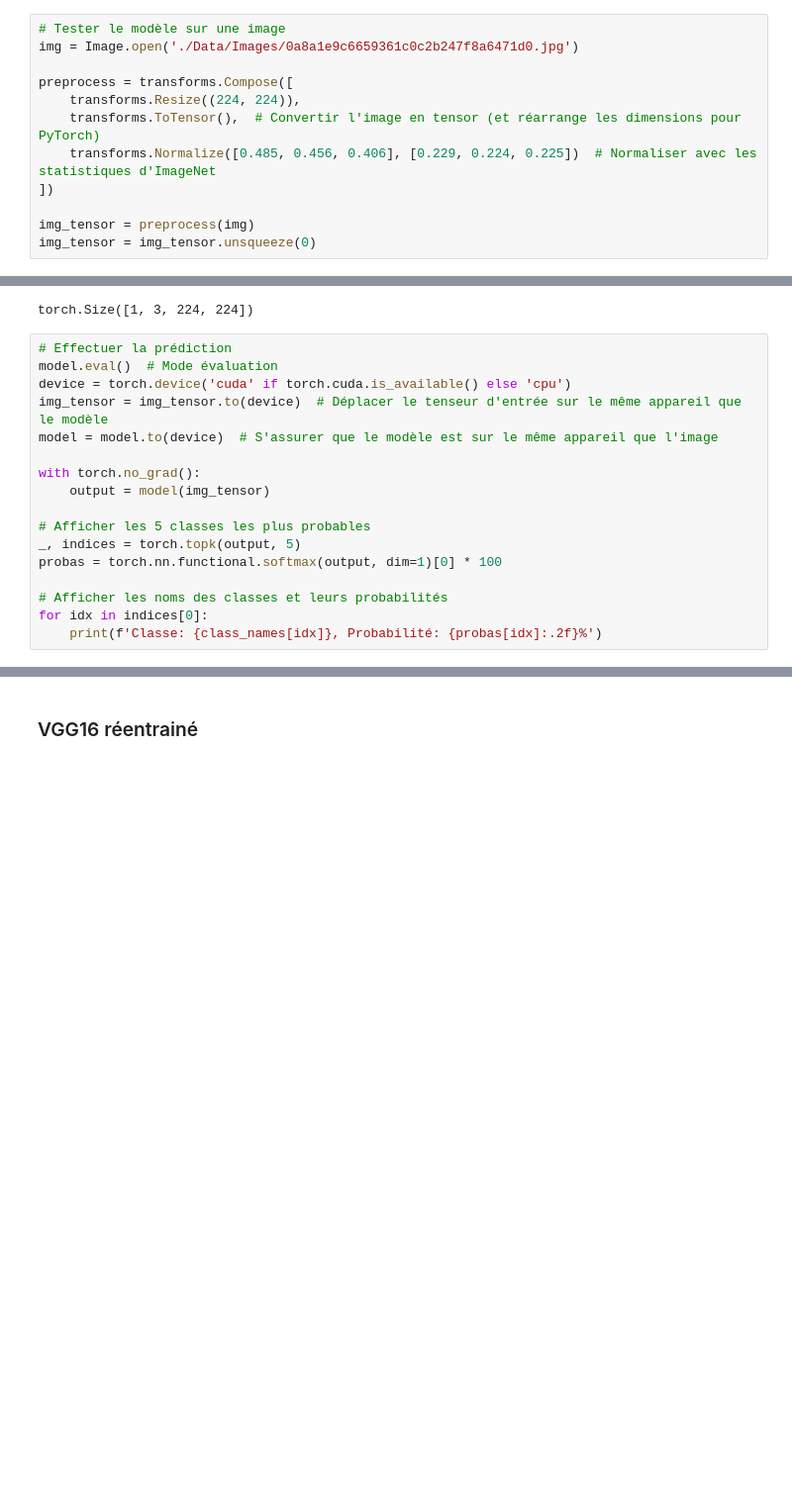
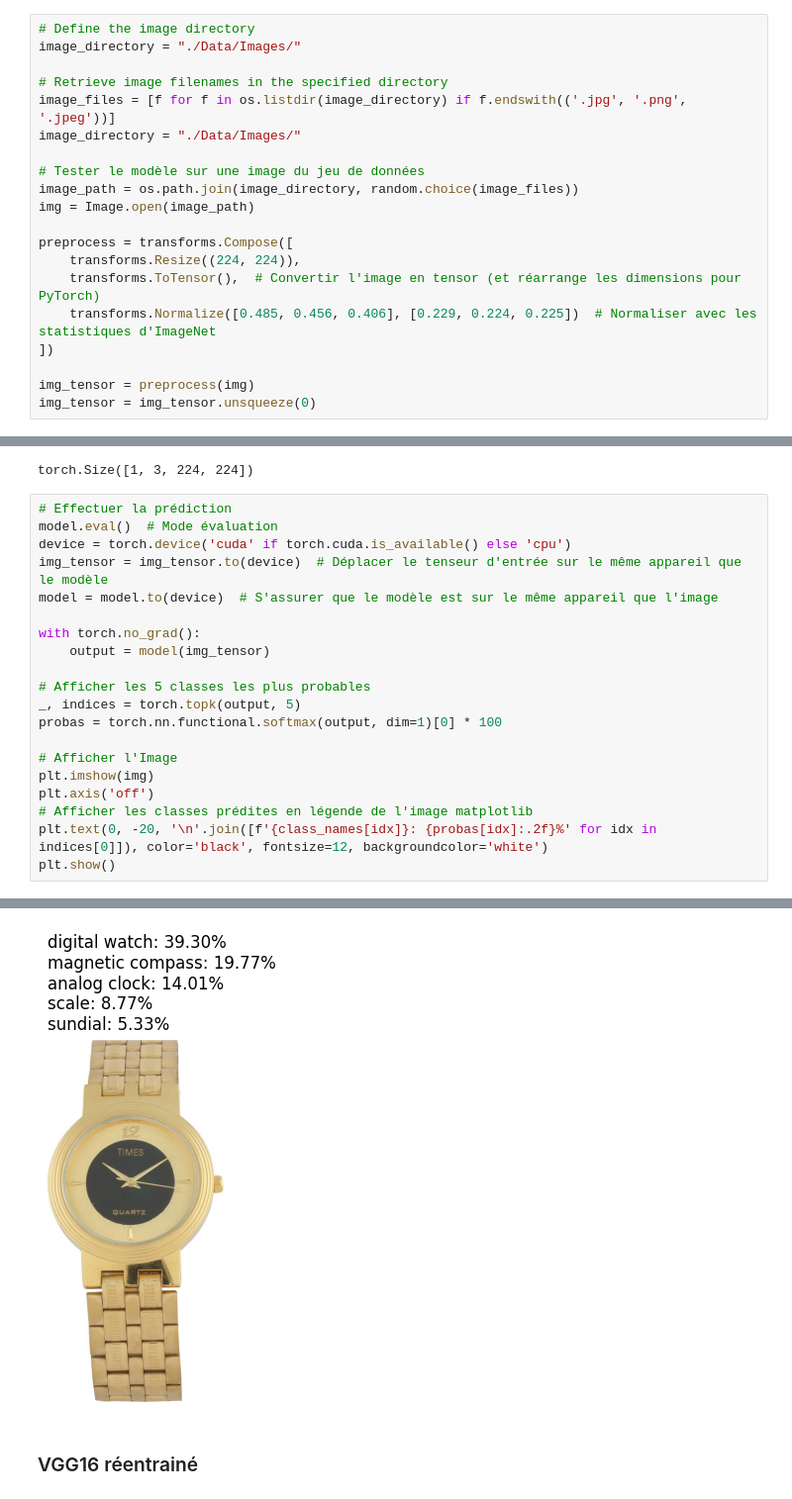
Before and after one commit to kephanmss/Projet-6-OPC, a Jupyter notebook: Missamou_Kephan_1_notebook_pretraitement_feature_extraction_faisaibilite_072024.ipynb, the cells around one changed output, grey strips where cells are left out. Shown at 99% size. Drawn from its saved outputs; the diff is of its cells as text; blank space fills up the shorter version.

```diff
--- a/Missamou_Kephan_1_notebook_pretraitement_feature_extraction_faisaibilite_072024.ipynb
+++ b/Missamou_Kephan_1_notebook_pretraitement_feature_extraction_faisaibilite_072024.ipynb
@@ -1814,6 +1776,14 @@ Arguments other than a weight enum or `None` for 'weights' are deprecated since
 # %%
-# Tester le modèle sur une image
-img = Image.open('./Data/Images/0a8a1e9c6659361c0c2b247f8a6471d0.jpg')
+# Define the image directory
+image_directory = "./Data/Images/"
+
+# Retrieve image filenames in the specified directory
+image_files = [f for f in os.listdir(image_directory) if f.endswith(('.jpg', '.png', '.jpeg'))]
+image_directory = "./Data/Images/"
+
+# Tester le modèle sur une image du jeu de données
+image_path = os.path.join(image_directory, random.choice(image_files))
+img = Image.open(image_path)
 
 preprocess = transforms.Compose([
     transforms.Resize((224, 224)),
@@ -1841,7 +1811,10 @@ with torch.no_grad():
 _, indices = torch.topk(output, 5)
 probas = torch.nn.functional.softmax(output, dim=1)[0] * 100
 
-# Afficher les noms des classes et leurs probabilités
-for idx in indices[0]:
-    print(f'Classe: {class_names[idx]}, Probabilité: {probas[idx]:.2f}%')
+# Afficher l'Image
+plt.imshow(img)
+plt.axis('off')
+# Afficher les classes prédites en légende de l'image matplotlib
+plt.text(0, -20, '\n'.join([f'{class_names[idx]}: {probas[idx]:.2f}%' for idx in indices[0]]), color='black', fontsize=12, backgroundcolor='white')
+plt.show()
 # %% [output]
@@ -1853,3 +1821,4 @@ Classe: studio couch, Probabilité: 4.87%
+[figure, added]
 # %% [markdown]
 ### VGG16 réentrainé
 # %% [markdown]
```
Also changed, not shown: parts of 52 cells of this notebook.
